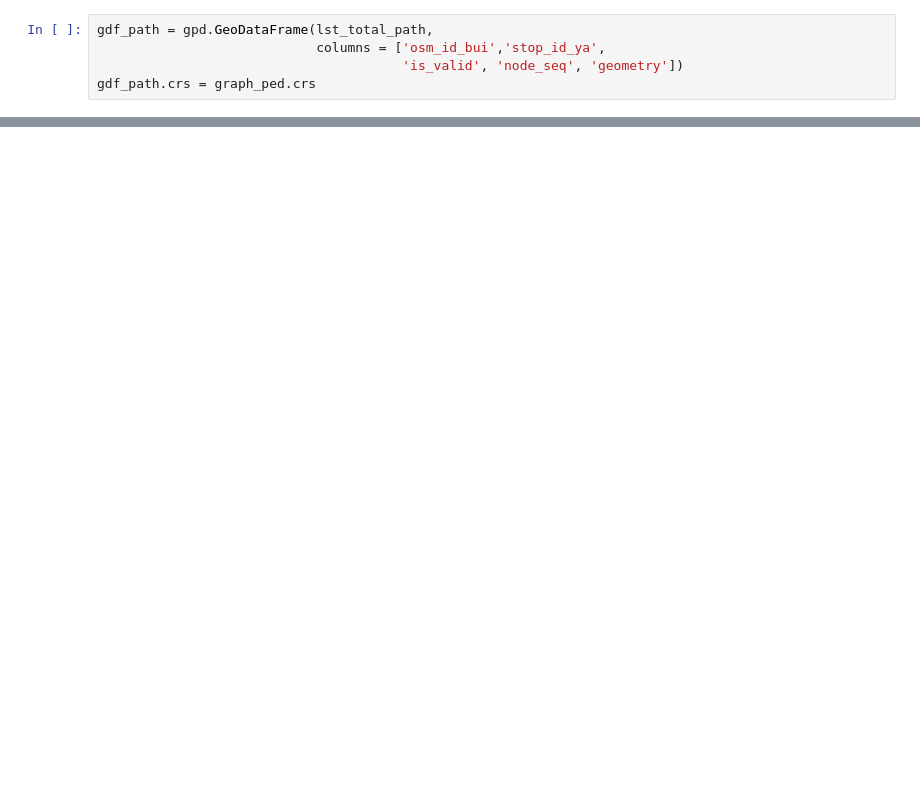
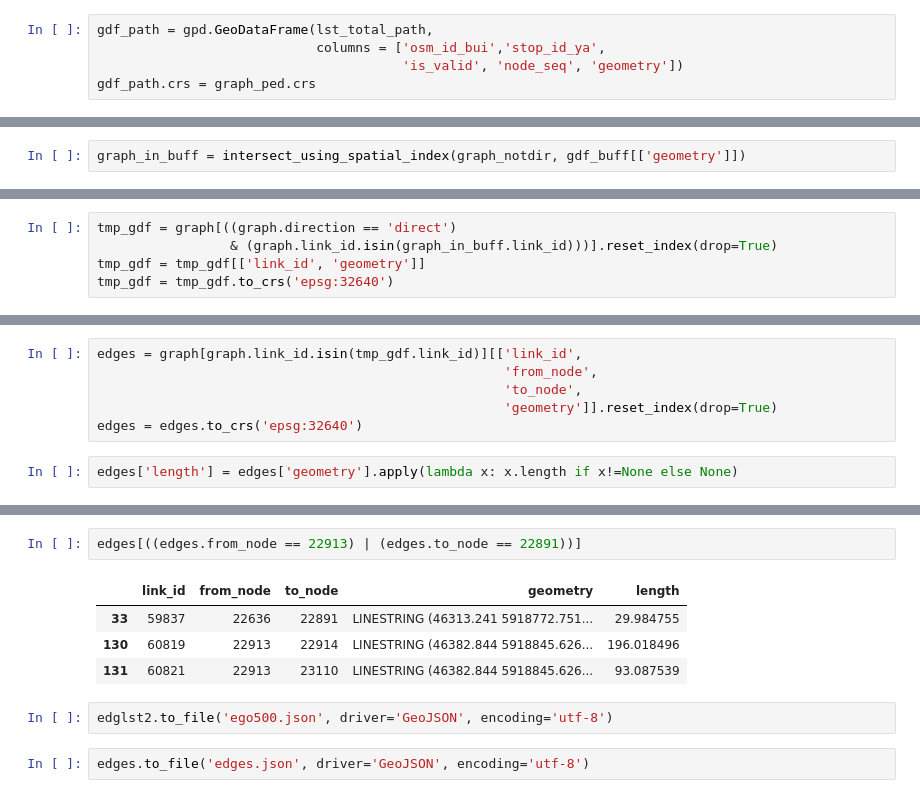
Before and after one commit to ochristm/samara, a Jupyter notebook: ped_avail_to_bui/ped_bui_to_stop.ipynb, the cells around one changed output, grey strips where cells are left out. Cells and saved outputs as stored; diff of their text form; blank space fills up the shorter version.

```diff
--- a/ped_avail_to_bui/ped_bui_to_stop.ipynb
+++ b/ped_avail_to_bui/ped_bui_to_stop.ipynb
@@ -185,0 +216,2 @@ gdf_path.crs = graph_ped.crs
+# %%
+graph_in_buff = intersect_using_spatial_index(graph_notdir, gdf_buff[['geometry']])
@@ -185,0 +269,5 @@ gdf_path.crs = graph_ped.crs
+# %%
+tmp_gdf = graph[((graph.direction == 'direct')
+                 & (graph.link_id.isin(graph_in_buff.link_id)))].reset_index(drop=True)
+tmp_gdf = tmp_gdf[['link_id', 'geometry']]
+tmp_gdf = tmp_gdf.to_crs('epsg:32640')
@@ -185,0 +295,8 @@ gdf_path.crs = graph_ped.crs
+# %%
+edges = graph[graph.link_id.isin(tmp_gdf.link_id)][['link_id',
+                                                    'from_node',
+                                                    'to_node',
+                                                    'geometry']].reset_index(drop=True)
+edges = edges.to_crs('epsg:32640')
+# %%
+edges['length'] = edges['geometry'].apply(lambda x: x.length if x!=None else None)
@@ -185,0 +468,11 @@ gdf_path.crs = graph_ped.crs
+# %%
+edges[((edges.from_node == 22913) | (edges.to_node == 22891))]
+# %% [output]
+|  | link_id | from_node | to_node | geometry | length |
+| 33 | 59837 | 22636 | 22891 | LINESTRING (46313.241 5918772.751... | 29.984755 |
+| 130 | 60819 | 22913 | 22914 | LINESTRING (46382.844 5918845.626... | 196.018496 |
+| 131 | 60821 | 22913 | 23110 | LINESTRING (46382.844 5918845.626... | 93.087539 |
+# %%
+edglst2.to_file('ego500.json', driver='GeoJSON', encoding='utf-8')
+# %%
+edges.to_file('edges.json', driver='GeoJSON', encoding='utf-8')
```
Also changed, not shown: parts of 50 cells of this notebook.
